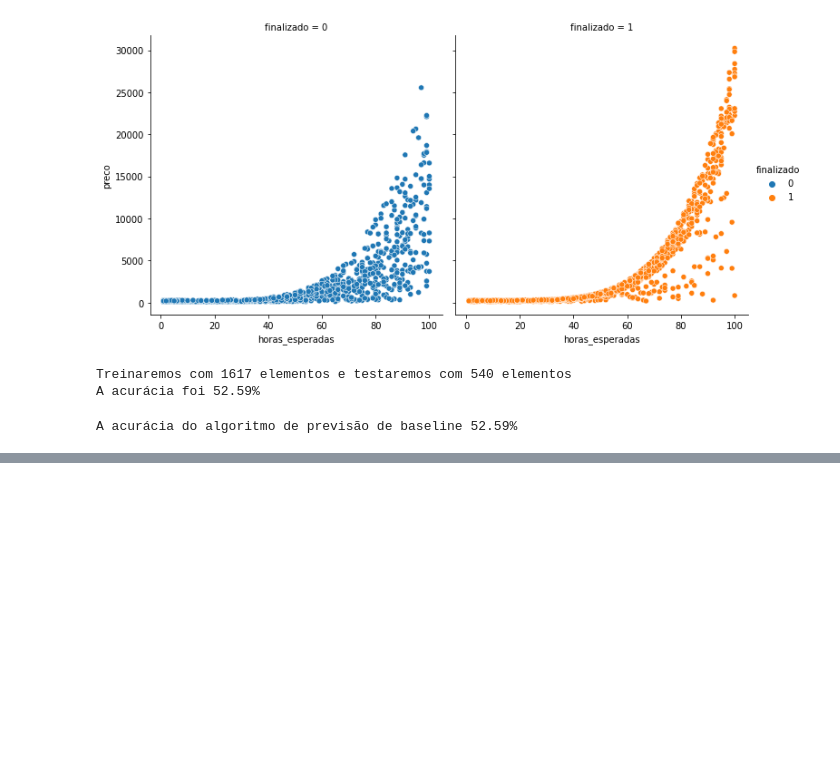
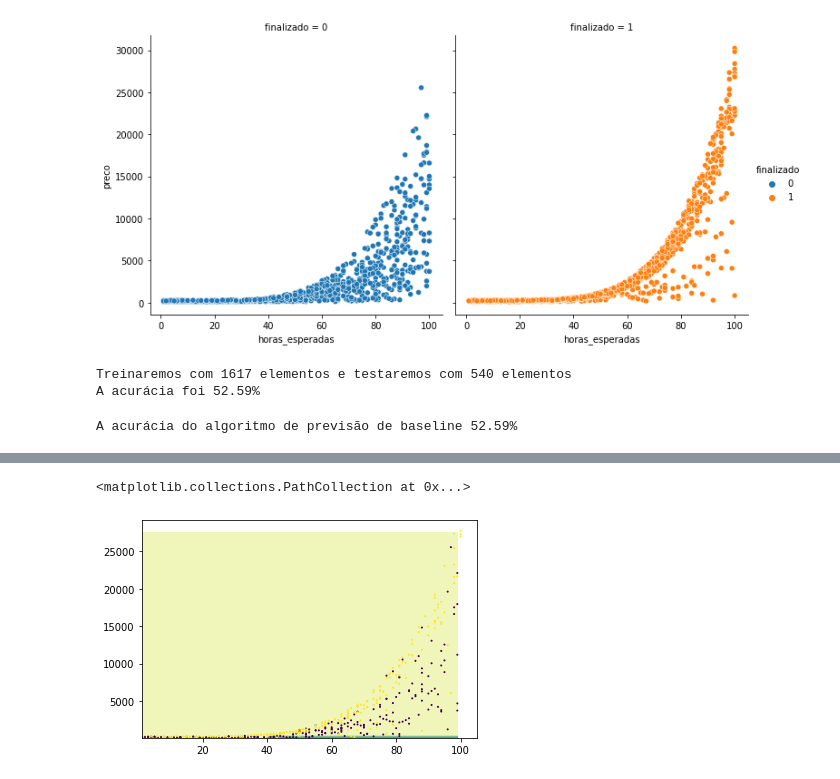
Before and after one commit to joaoavanzini/machine-learning-sklearn-alura, a Jupyter notebook: IntrodMachineLearning_3.ipynb, the cells around one changed output, grey strips where cells are left out. Drawn from its saved outputs; the diff is of its cells as text; code cells hidden in the pictures; blank space fills up the shorter version.

Commit message:
Decision Boundary - Curva de decisão

```diff
--- a/IntrodMachineLearning_3.ipynb
+++ b/IntrodMachineLearning_3.ipynb
@@ -94,0 +108,8 @@ A acurácia do algoritmo de previsão de baseline 52.59%
+# %%
+pixels = 100
+eixo_x = np.arange(x_min, x_max, (x_max - x_min) / pixels)
+eixo_y = np.arange(y_min, y_max, (y_max - y_min) / pixels)
+# %%
+xx, yy = np.meshgrid(eixo_x, eixo_y)
+pontos = np.c_[xx.ravel(), yy.ravel()]
+pontos
@@ -94,0 +124,4 @@ A acurácia do algoritmo de previsão de baseline 52.59%
+# %%
+z = modelo.predict(pontos)
+z = z.reshape(xx.shape)
+z
@@ -94,0 +136,10 @@ A acurácia do algoritmo de previsão de baseline 52.59%
+# %%
+import matplotlib.pyplot as plt
+
+plt.contourf(xx, yy, z, alpha = 0.3)
+plt.scatter(teste_x.horas_esperadas, teste_x.preco, c = teste_y, s = 1)
+
+# DECISION BOUNDARY
+# %% [output]
+<matplotlib.collections.PathCollection at 0x...>
+[figure, added]
```
Also changed, not shown: parts of 4 cells of this notebook.
